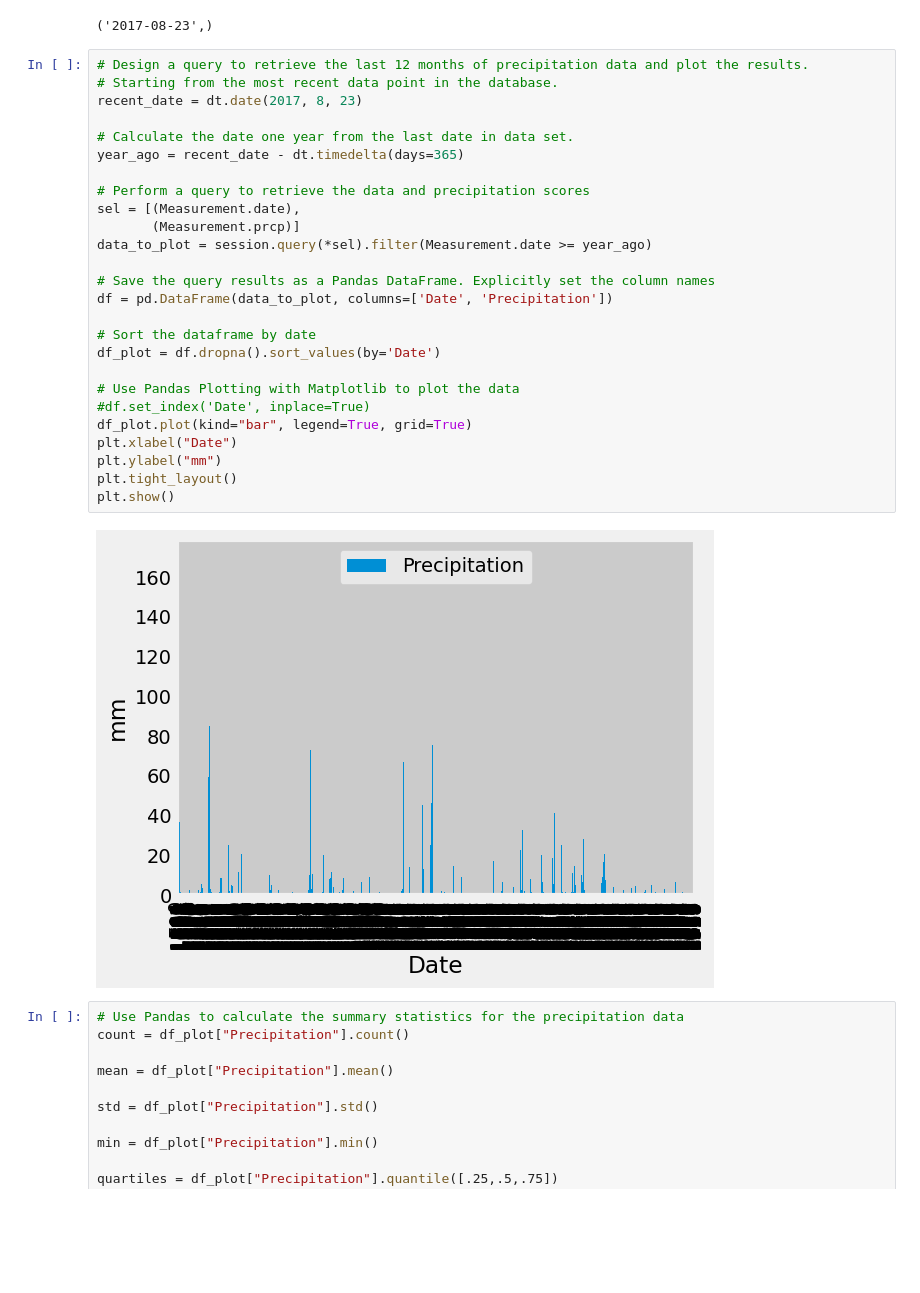
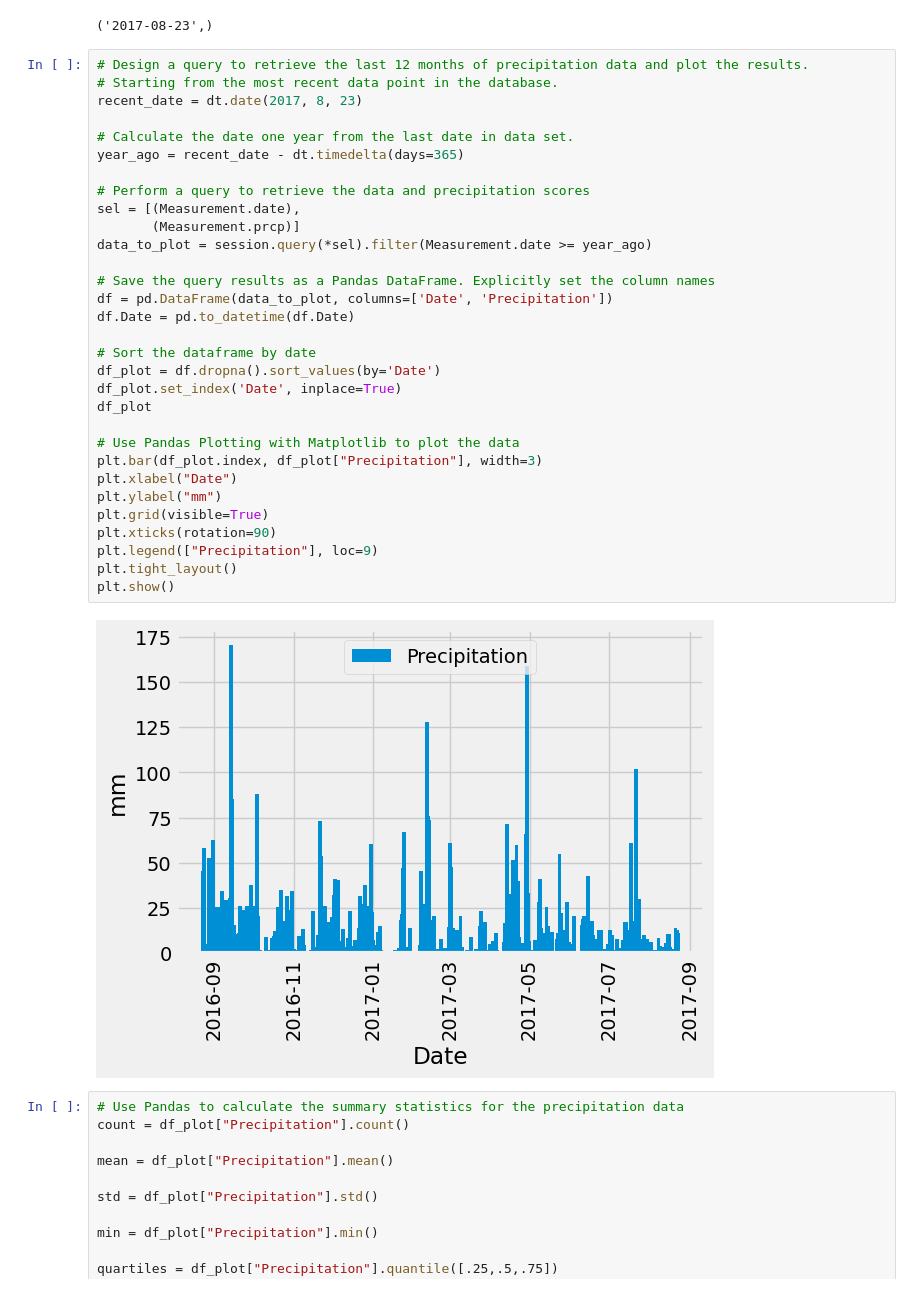
Before and after one commit to JulianRavelo/Sqlalchemy-challenge, a Jupyter notebook: SurfsUp/climate_starter.ipynb, the cells around one changed output. Cells and saved outputs as stored; diff of their text form; blank space fills up the shorter version.

Commit message:
Problems with graphs solved. Write Readme file and ready for submission

```diff
--- a/SurfsUp/climate_starter.ipynb
+++ b/SurfsUp/climate_starter.ipynb
@@ -69,31 +69,36 @@ session.query(Measurement.date).order_by(Measurement.date.desc()).first()
 # %%
 # Design a query to retrieve the last 12 months of precipitation data and plot the results.
 # Starting from the most recent data point in the database.
 recent_date = dt.date(2017, 8, 23)
 
 # Calculate the date one year from the last date in data set.
 year_ago = recent_date - dt.timedelta(days=365)
 
 # Perform a query to retrieve the data and precipitation scores
 sel = [(Measurement.date),
        (Measurement.prcp)]
 data_to_plot = session.query(*sel).filter(Measurement.date >= year_ago)
 
 # Save the query results as a Pandas DataFrame. Explicitly set the column names
 df = pd.DataFrame(data_to_plot, columns=['Date', 'Precipitation'])
+df.Date = pd.to_datetime(df.Date)
 
 # Sort the dataframe by date
 df_plot = df.dropna().sort_values(by='Date')
+df_plot.set_index('Date', inplace=True)
+df_plot
 
 # Use Pandas Plotting with Matplotlib to plot the data
-#df.set_index('Date', inplace=True)
-df_plot.plot(kind="bar", legend=True, grid=True)
+plt.bar(df_plot.index, df_plot["Precipitation"], width=3)
 plt.xlabel("Date")
 plt.ylabel("mm")
+plt.grid(visible=True)
+plt.xticks(rotation=90)
+plt.legend(["Precipitation"], loc=9)
 plt.tight_layout()
 plt.show()
 # %% [output]
-[figure, old version]
+[figure, new version]
 # %%
 # Use Pandas to calculate the summary statistics for the precipitation data
 count = df_plot["Precipitation"].count()
```
Also changed, not shown: parts of 4 cells of this notebook.
